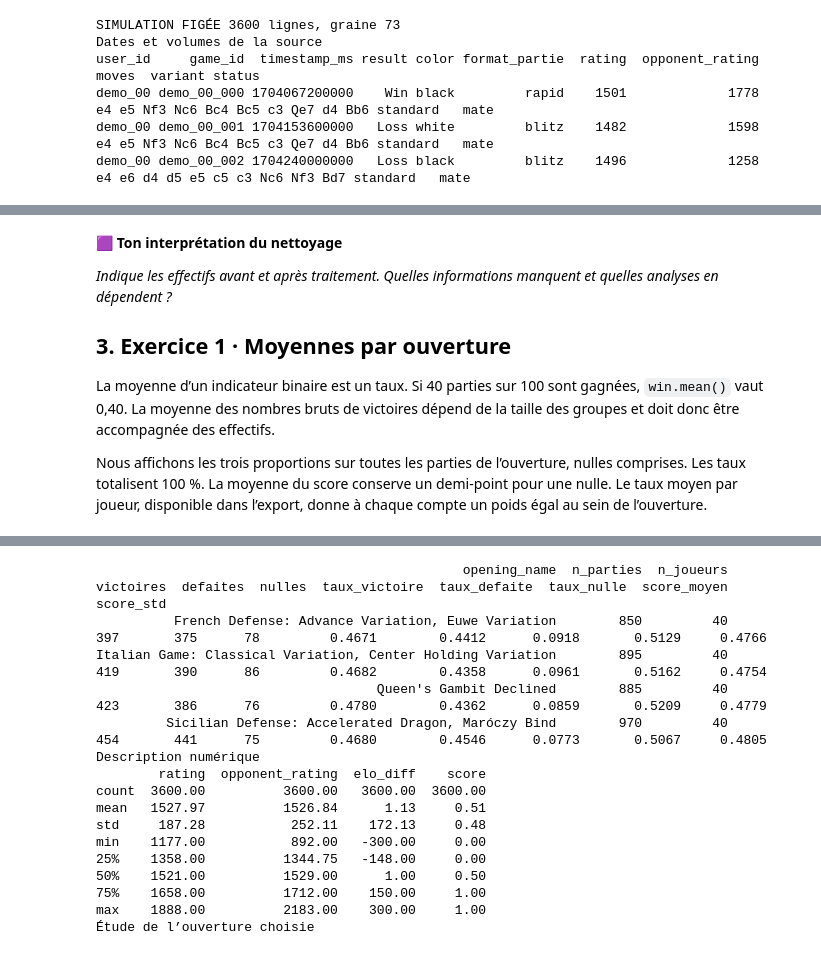
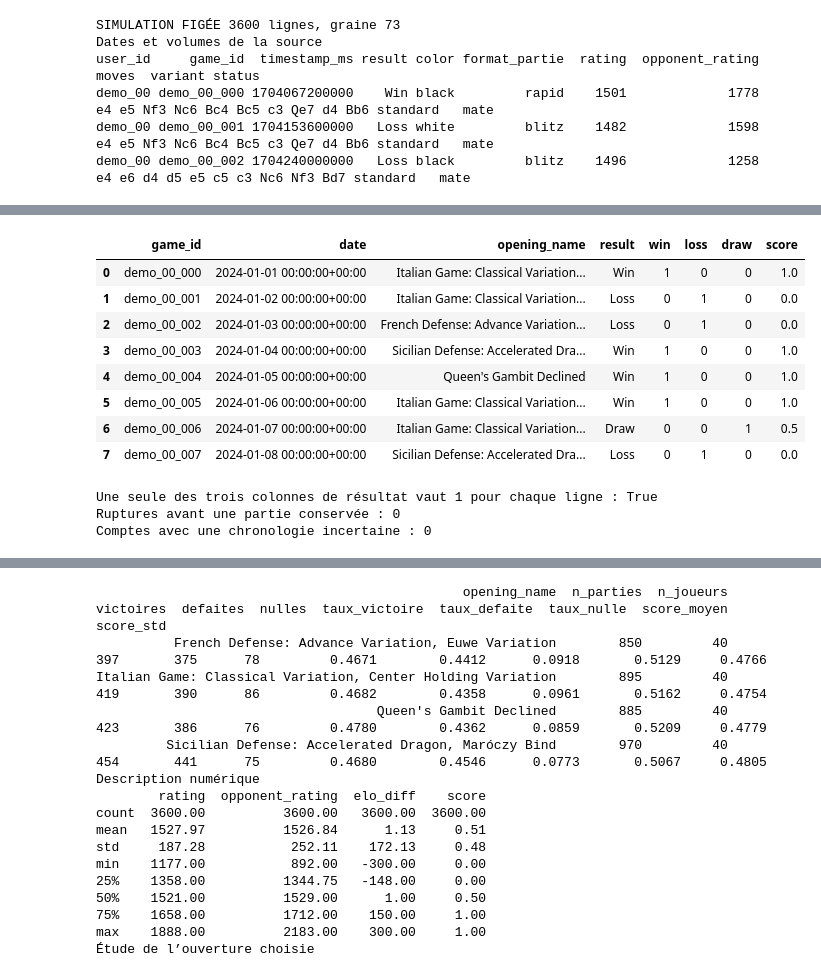
Before and after one commit to Hadrienfonrojet/ANALYSE-MARCHE-, a Jupyter notebook: Analyse_data.ipynb, the cells around one changed output, grey strips where cells are left out. Saved outputs shown, nothing was run; the diff lists cells and outputs as text; code cells hidden in the pictures.

```diff
--- a/Analyse_data.ipynb
+++ b/Analyse_data.ipynb
@@ -140,13 +170,24 @@ rating             0
 opponent_rating    0
 color              0
 format_partie      0
-# %% [markdown]
-🟪 **Ton interprétation du nettoyage**
-
-_Indique les effectifs avant et après traitement. Quelles informations manquent et quelles analyses en dépendent ?_
-
-## 3. Exercice 1 · Moyennes par ouverture
-
-La moyenne d’un indicateur binaire est un taux. Si 40 parties sur 100 sont gagnées, `win.mean()` vaut 0,40. La moyenne des nombres bruts de victoires dépend de la taille des groupes et doit donc être accompagnée des effectifs.
-
-Nous affichons les trois proportions sur toutes les parties de l’ouverture, nulles comprises. Les taux totalisent 100 %. La moyenne du score conserve un demi-point pour une nulle. Le taux moyen par joueur, disponible dans l’export, donne à chaque compte un poids égal au sein de l’ouverture.
+# %%
+# Une colonne binaire par résultat ; une nulle reste un résultat distinct.
+colonnes_utiles = ["game_id", "date", "opening_name", "result", "win", "loss", "draw", "score"]
+display(parties[colonnes_utiles].head(8))
+print("Une seule des trois colonnes de résultat vaut 1 pour chaque ligne :",
+      parties[["win", "loss", "draw"]].sum(axis=1).eq(1).all())
+print("Ruptures avant une partie conservée :", bilan["ruptures_historique"])
+print("Comptes avec une chronologie incertaine :", bilan["joueurs_chronologie_incertaine"])
+# %% [output]
+|  | game_id | date | opening_name | result | win | loss | draw | score |
+| 0 | demo_00_000 | 2024-01-01 00:00:00+00:00 | Italian Game: Classical Variation... | Win | 1 | 0 | 0 | 1.0 |
+| 1 | demo_00_001 | 2024-01-02 00:00:00+00:00 | Italian Game: Classical Variation... | Loss | 0 | 1 | 0 | 0.0 |
+| 2 | demo_00_002 | 2024-01-03 00:00:00+00:00 | French Defense: Advance Variation... | Loss | 0 | 1 | 0 | 0.0 |
+| 3 | demo_00_003 | 2024-01-04 00:00:00+00:00 | Sicilian Defense: Accelerated Dra... | Win | 1 | 0 | 0 | 1.0 |
+| 4 | demo_00_004 | 2024-01-05 00:00:00+00:00 | Queen's Gambit Declined | Win | 1 | 0 | 0 | 1.0 |
+| 5 | demo_00_005 | 2024-01-06 00:00:00+00:00 | Italian Game: Classical Variation... | Win | 1 | 0 | 0 | 1.0 |
+| 6 | demo_00_006 | 2024-01-07 00:00:00+00:00 | Italian Game: Classical Variation... | Draw | 0 | 0 | 1 | 0.5 |
+| 7 | demo_00_007 | 2024-01-08 00:00:00+00:00 | Sicilian Defense: Accelerated Dra... | Loss | 0 | 1 | 0 | 0.0 |
+Une seule des trois colonnes de résultat vaut 1 pour chaque ligne : True
+Ruptures avant une partie conservée : 0
+Comptes avec une chronologie incertaine : 0
```
Also changed, not shown: parts of 54 cells of this notebook, 26 other files.
